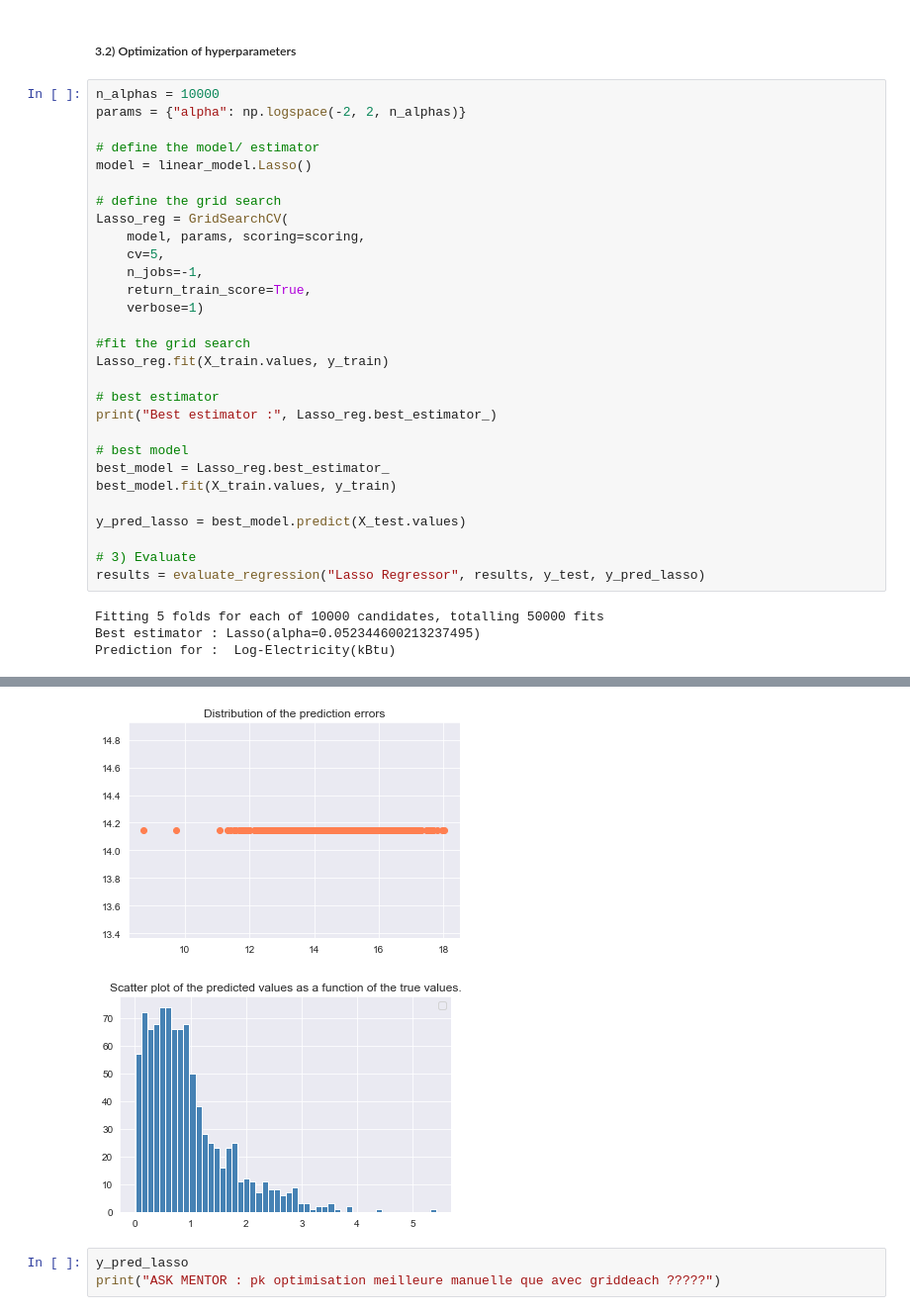
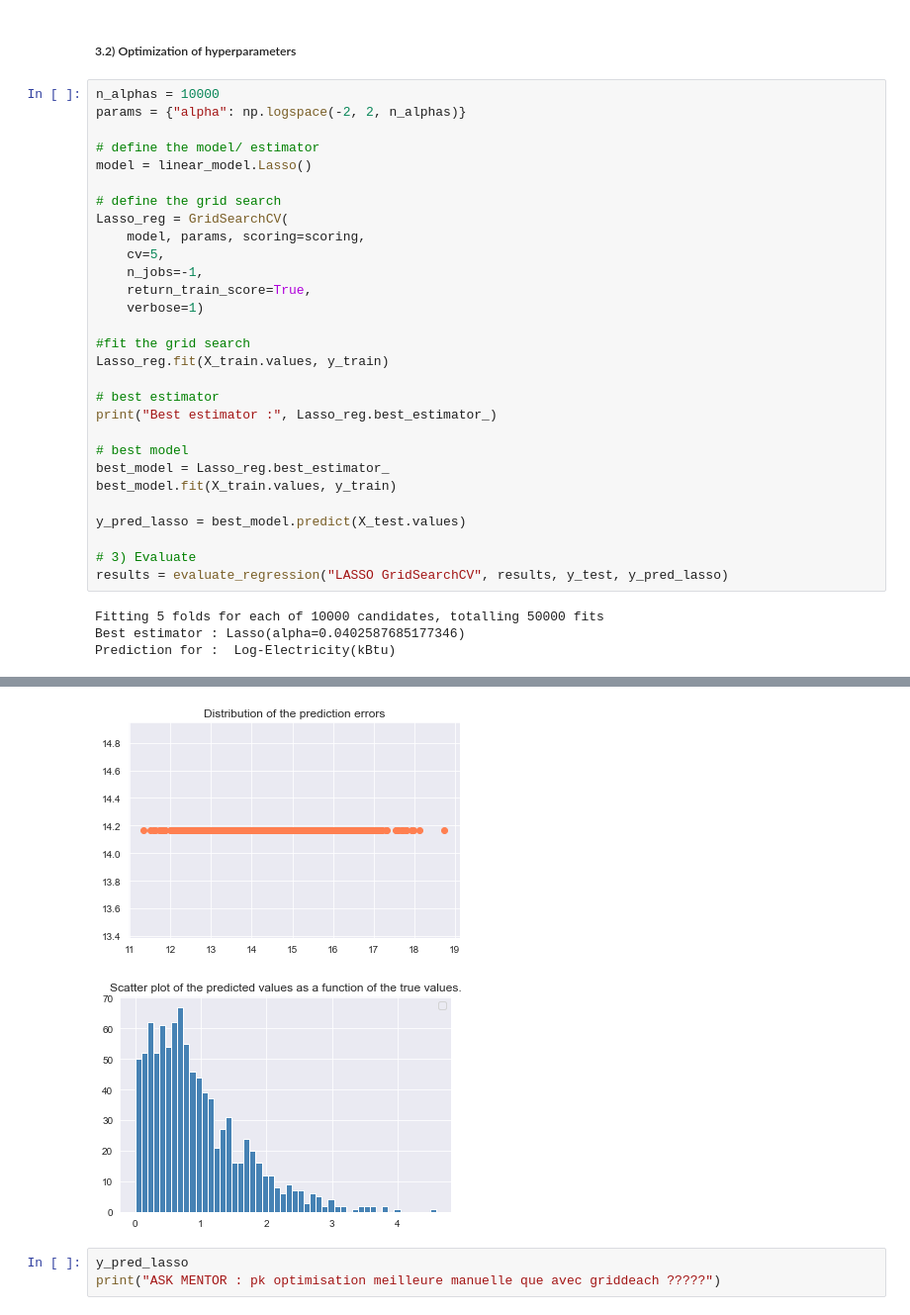
Before and after one commit to oumeima-elgharbi/P4_Data_Science_OpenClassrooms, a Jupyter notebook: P4_03_prediction.ipynb, the cells around one changed output, grey strips where cells are left out. Shown at 99% size. Drawn from its saved outputs; the diff is of its cells as text.

```diff
--- a/P4_03_prediction.ipynb
+++ b/P4_03_prediction.ipynb
@@ -963,9 +981,9 @@ best_model.fit(X_train.values, y_train)
 y_pred_lasso = best_model.predict(X_test.values)
 
 # 3) Evaluate
-results = evaluate_regression("Lasso Regressor", results, y_test, y_pred_lasso)
+results = evaluate_regression("LASSO GridSearchCV", results, y_test, y_pred_lasso)
 # %% [output]
 Fitting 5 folds for each of 10000 candidates, totalling 50000 fits
-Best estimator : Lasso(alpha=0.052344600213237495)
+Best estimator : Lasso(alpha=0.0402587685177346)
 Prediction for :  Log-Electricity(kBtu)
 |  | Model | RMSE | MSE | MAE | Median Absolute Error | R² = 1 - RSE |
@@ -987,5 +996,5 @@ Prediction for :  Log-Electricity(kBtu)
-[figure, old version]
+[figure, new version]
-[figure, old version]
+[figure, new version]
 # %%
 y_pred_lasso
 print("ASK MENTOR : pk optimisation meilleure manuelle que avec griddeach ?????")
```
Also changed, not shown: parts of 49 cells of this notebook.
